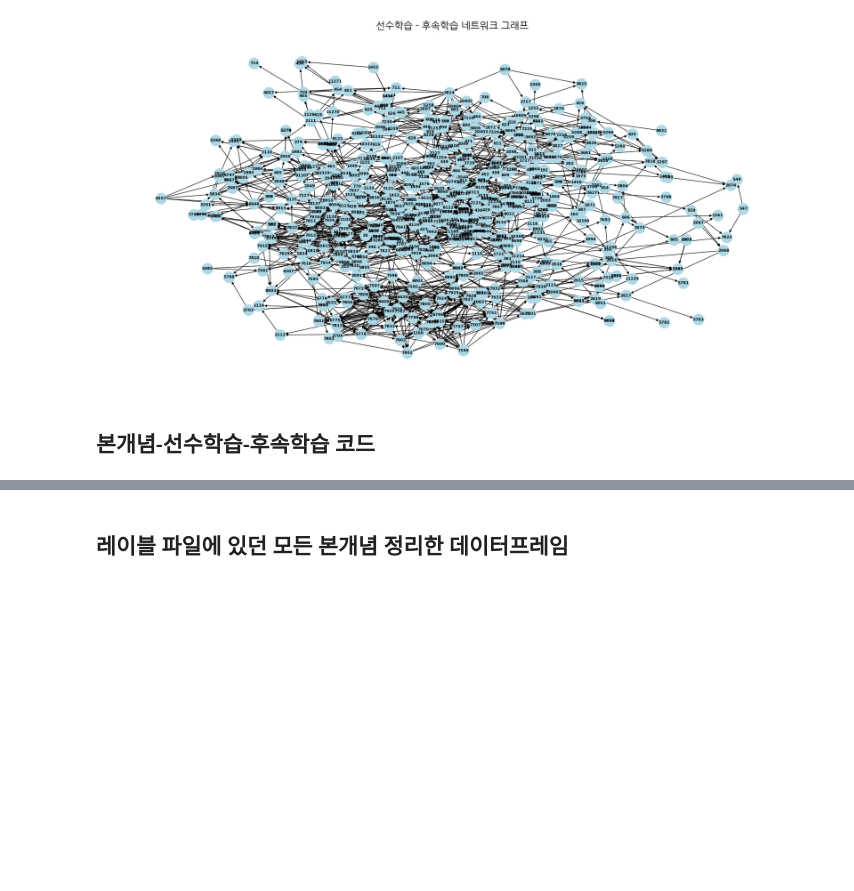
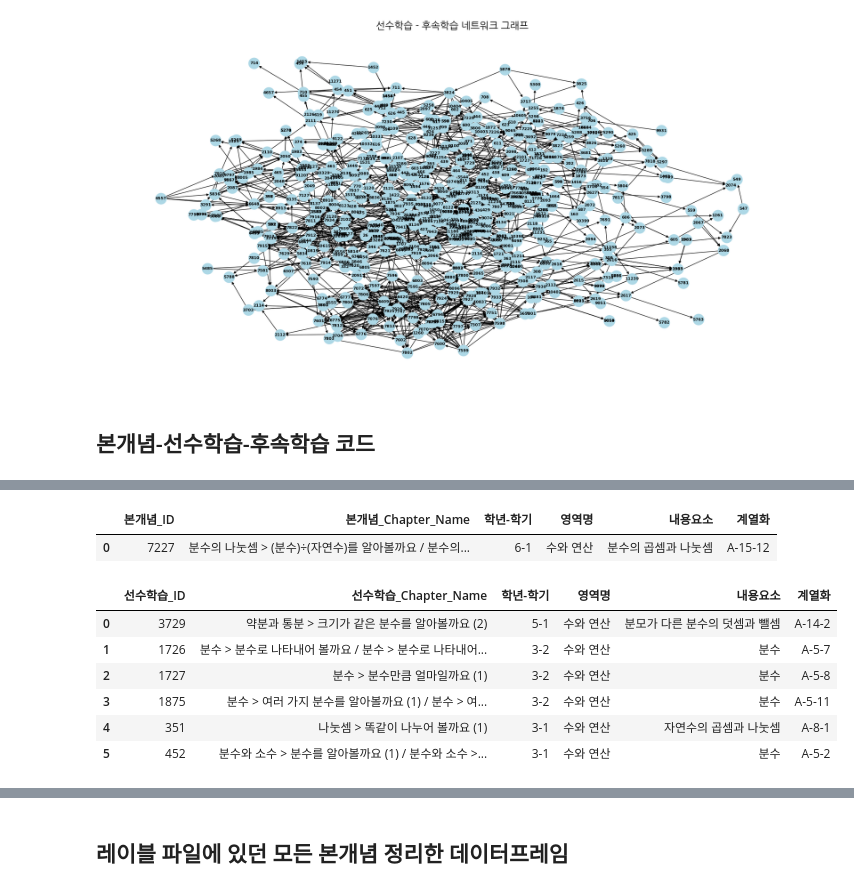
Before and after one commit to HKarin426/KST_base_e_math_lack_model, a Jupyter notebook: node_개념_순서_계열.ipynb, the cells around one changed output, grey strips where cells are left out. Cells and saved outputs as stored; diff of their text form; code cells hidden in the pictures; blank space fills up the shorter version.

```diff
--- a/node_개념_순서_계열.ipynb
+++ b/node_개념_순서_계열.ipynb
@@ -232,0 +390,15 @@ See the caveats in the documentation: https://pandas.pydata.org/pandas-docs/stab
+# %%
+main_concept_df
+# %% [output]
+|  | 본개념_ID | 본개념_Chapter_Name | 학년-학기 | 영역명 | 내용요소 | 계열화 |
+| 0 | 7227 | 분수의 나눗셈 > (분수)÷(자연수)를 알아볼까요 / 분수의... | 6-1 | 수와 연산 | 분수의 곱셈과 나눗셈 | A-15-12 |
+# %%
+predecessors_df
+# %% [output]
+|  | 선수학습_ID | 선수학습_Chapter_Name | 학년-학기 | 영역명 | 내용요소 | 계열화 |
+| 0 | 3729 | 약분과 통분 > 크기가 같은 분수를 알아볼까요 (2) | 5-1 | 수와 연산 | 분모가 다른 분수의 덧셈과 뺄셈 | A-14-2 |
+| 1 | 1726 | 분수 > 분수로 나타내어 볼까요 / 분수 > 분수로 나타내어... | 3-2 | 수와 연산 | 분수 | A-5-7 |
+| 2 | 1727 | 분수 > 분수만큼 얼마일까요 (1) | 3-2 | 수와 연산 | 분수 | A-5-8 |
+| 3 | 1875 | 분수 > 여러 가지 분수를 알아볼까요 (1) / 분수 > 여... | 3-2 | 수와 연산 | 분수 | A-5-11 |
+| 4 | 351 | 나눗셈 > 똑같이 나누어 볼까요 (1) | 3-1 | 수와 연산 | 자연수의 곱셈과 나눗셈 | A-8-1 |
+| 5 | 452 | 분수와 소수 > 분수를 알아볼까요 (1) / 분수와 소수 >... | 3-1 | 수와 연산 | 분수 | A-5-2 |
```
Also changed, not shown: parts of 6 cells of this notebook.
